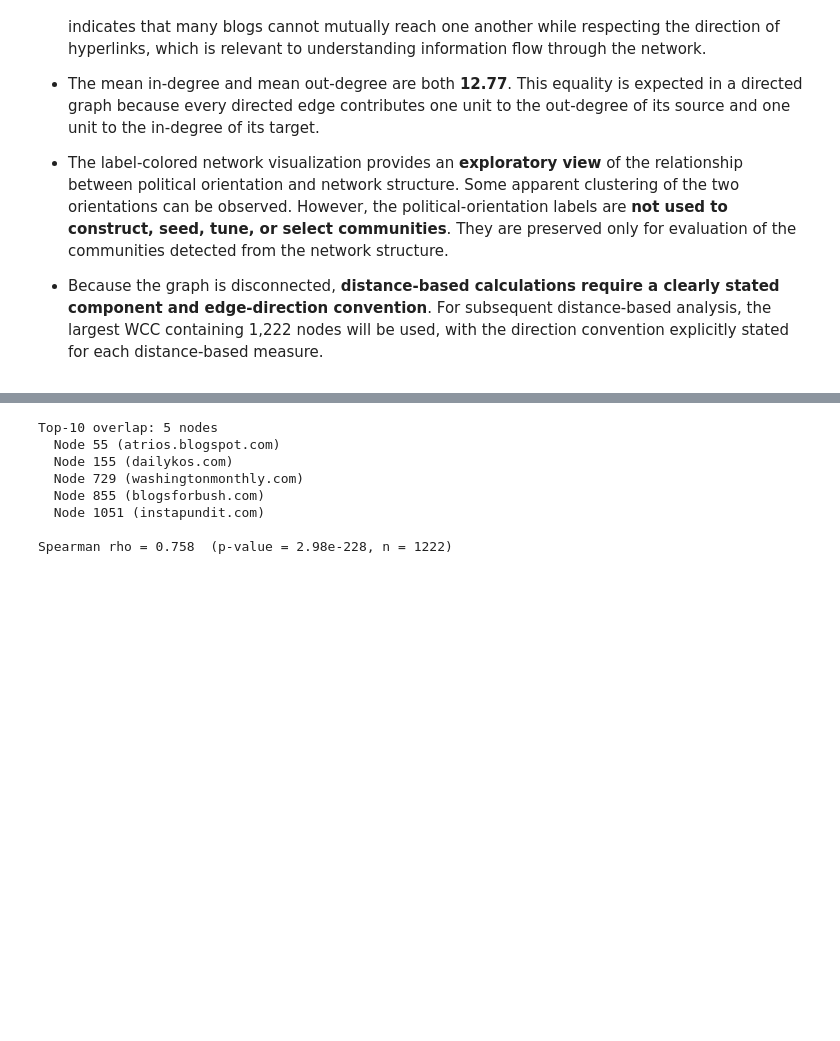
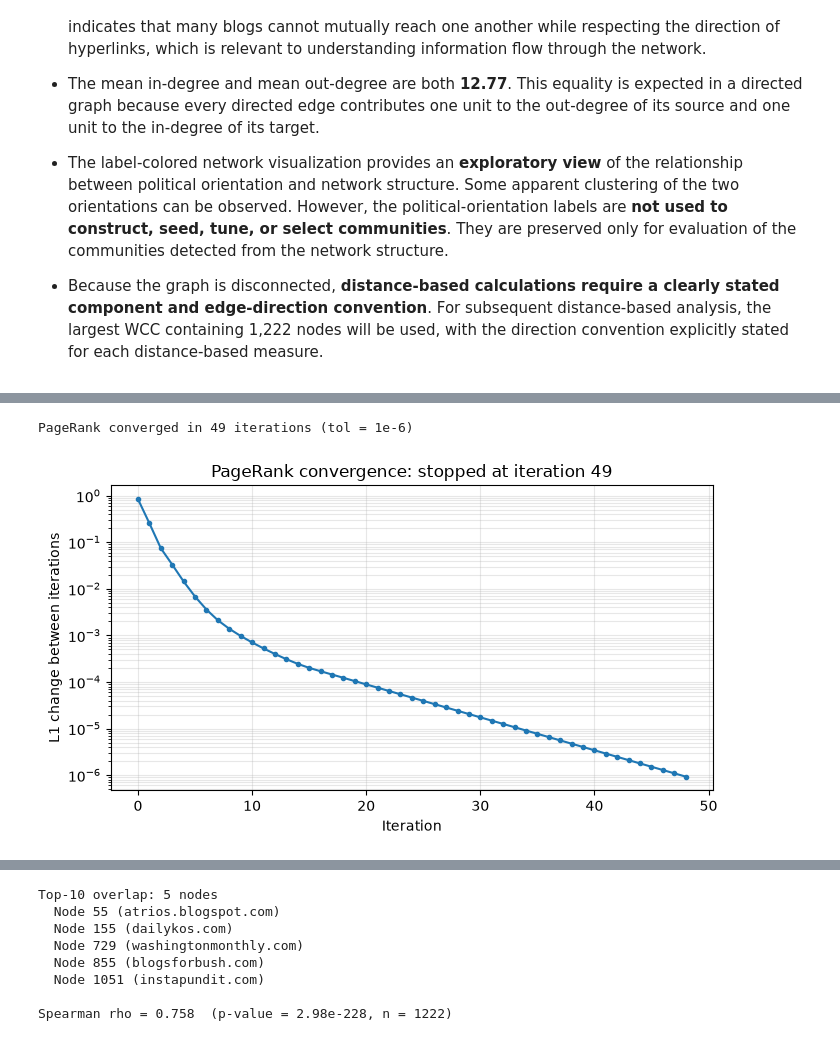
Before and after one commit to l232550/SE4095-SNTP-Assignment-1, a Jupyter notebook: L232550_SNTP_Assignment1.ipynb, the cells around one changed output, grey strips where cells are left out. Saved outputs shown, nothing was run; the diff lists cells and outputs as text; code cells hidden in the pictures; blank space fills up the shorter version.

```diff
--- a/L232550_SNTP_Assignment1.ipynb
+++ b/L232550_SNTP_Assignment1.ipynb
@@ -371,3 +421,57 @@ display(top10_pr)
+# %%
+# ============================================================
+# SECTION 4a-2 — PageRank convergence check
+# ============================================================
+pagerank_history = []
+
+def pagerank_with_tracking(g, alpha=0.85, tol=1e-6, max_iter=100):
+    """Run PageRank and record the L1 norm of change per iteration."""
+    import numpy as np
+    n = g.number_of_nodes()
+    nodes = list(g.nodes())
+    idx = {n: i for i, n in enumerate(nodes)}
+
+    # Build transition matrix
+    A = np.zeros((n, n))
+    for u, v in g.edges():
+        A[idx[v], idx[u]] += 1.0           # column-stochastic (in-links)
+    out_deg = A.sum(axis=0)
+    dangling = out_deg == 0
+    for j in range(n):
+        if out_deg[j] > 0:
+            A[:, j] /= out_deg[j]
+        else:
+            A[:, j] = 1.0 / n               # dangling redistribution
+
+    pr = np.ones(n) / n
+    history = []
+    for it in range(max_iter):
+        pr_new = (1 - alpha) / n + alpha * (A @ pr)
+        diff = np.abs(pr_new - pr).sum()
+        history.append(diff)
+        pr = pr_new
+        if diff < tol:
+            break
+
+    return {nodes[i]: pr[i] for i in range(n)}, it + 1, history
+
+
+_, ITERS, PR_HISTORY = pagerank_with_tracking(G, alpha=0.85, tol=1e-6)
+print(f"PageRank converged in {ITERS} iterations (tol = 1e-6)")
+
+plt.figure(figsize=(7, 4))
+plt.plot(PR_HISTORY, marker="o", markersize=3)
+plt.yscale("log")
+plt.xlabel("Iteration")
+plt.ylabel("L1 change between iterations")
+plt.title(f"PageRank convergence: stopped at iteration {ITERS}")
+plt.grid(True, which="both", alpha=0.3)
+plt.tight_layout()
+plt.savefig(f"{OUT}/fig_pagerank_convergence.png", bbox_inches="tight")
+plt.show()
+# %% [output]
+PageRank converged in 49 iterations (tol = 1e-6)
+[figure, added]
 # %%
 # ============================================================
 # SECTION 4b — Betweenness centrality (largest WCC, undirected interpretation)
```
Also changed, not shown: parts of 4 cells of this notebook.
